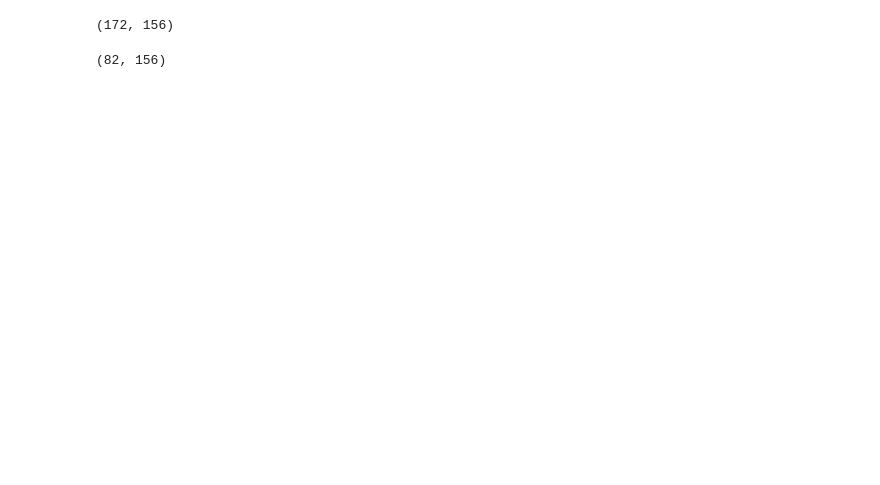
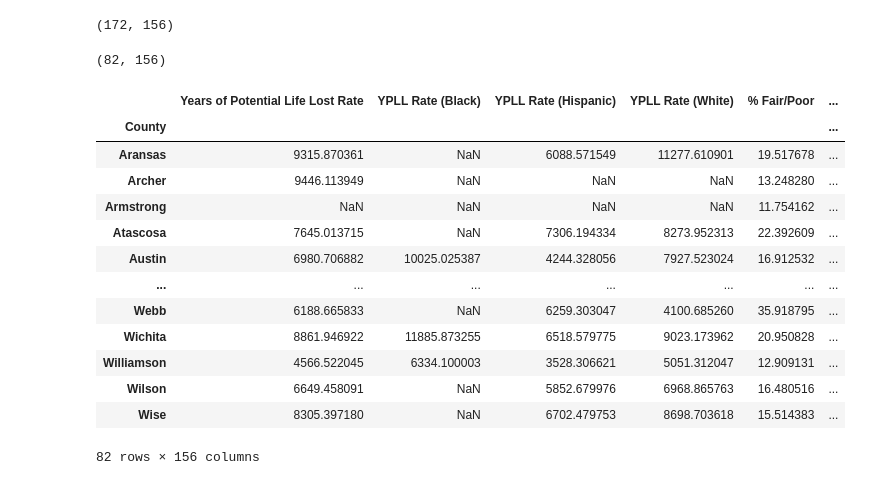
Before and after one commit to kipmadden/Urban-vs.-Rural-Health-Outcomes, a Jupyter notebook: Kip1.ipynb, the cells around one changed output. Saved outputs shown, nothing was run; the diff lists cells and outputs as text; code cells hidden in the pictures; blank space fills up the shorter version.

```diff
--- a/Kip1.ipynb
+++ b/Kip1.ipynb
@@ -269,7 +287,25 @@ print(rural_df.shape)
 # %% [output]
 (172, 156)
 # %%
-urban_df = final_merged_df.loc[idx['Urban',:],:]
+#urban_df = final_merged_df.loc[idx['Urban',:],:]
+urban_df = final_merged_df.loc['Urban']
 print(urban_df.shape)
 # %% [output]
 (82, 156)
+# %%
+urban_df
+# %% [output]
+|  | Years of Potential Life Lost Rate | YPLL Rate (Black) | YPLL Rate (Hispanic) | YPLL Rate (White) | % Fair/Poor | ... |
+| County |  |  |  |  |  | ... |
+| Aransas | 9315.870361 | NaN | 6088.571549 | 11277.610901 | 19.517678 | ... |
+| Archer | 9446.113949 | NaN | NaN | NaN | 13.248280 | ... |
+| Armstrong | NaN | NaN | NaN | NaN | 11.754162 | ... |
+| Atascosa | 7645.013715 | NaN | 7306.194334 | 8273.952313 | 22.392609 | ... |
+| Austin | 6980.706882 | 10025.025387 | 4244.328056 | 7927.523024 | 16.912532 | ... |
+| ... | ... | ... | ... | ... | ... | ... |
+| Webb | 6188.665833 | NaN | 6259.303047 | 4100.685260 | 35.918795 | ... |
+| Wichita | 8861.946922 | 11885.873255 | 6518.579775 | 9023.173962 | 20.950828 | ... |
+| Williamson | 4566.522045 | 6334.100003 | 3528.306621 | 5051.312047 | 12.909131 | ... |
+| Wilson | 6649.458091 | NaN | 5852.679976 | 6968.865763 | 16.480516 | ... |
+| Wise | 8305.397180 | NaN | 6702.479753 | 8698.703618 | 15.514383 | ... |
+82 rows × 156 columns
```
Also changed, not shown: parts of 3 cells of this notebook.
